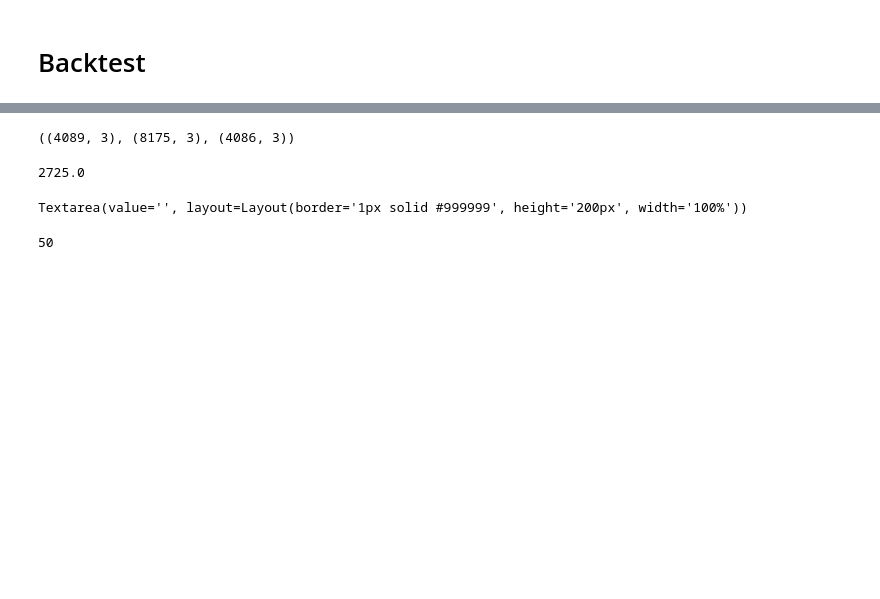
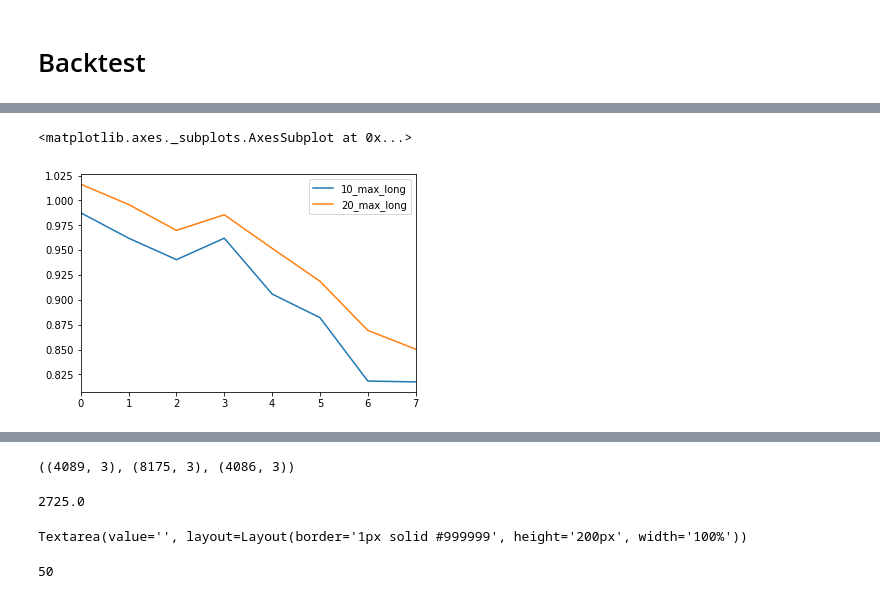
Before and after one commit to kathy-jzh/DeepLearningAllocationCNN, a Jupyter notebook: data_and_training.ipynb, the cells around one changed output, grey strips where cells are left out. Drawn from its saved outputs; the diff is of its cells as text; code cells hidden in the pictures; blank space fills up the shorter version.

Commit message:
backtest is almost done

```diff
--- a/data_and_training.ipynb
+++ b/data_and_training.ipynb
@@ -126,2 +107,8 @@ network.x
 # %% [markdown]
 # Backtest
+# %%
+model_checkpoints_path_file = model_checkpoints_path+'-4587.meta'
+
+backtester = Backtester(path_data=path_to_retrieve_samples,path_model_to_restore=model_checkpoints_path_file)
+# %%
+df_strats = backtester.run_backtest()
@@ -127,0 +465,5 @@ network.x
+# %%
+df_strats.reset_index().cumprod().plot()
+# %% [output]
+<matplotlib.axes._subplots.AxesSubplot at 0x...>
+[figure, added]
```
Also changed, not shown: parts of 33 cells of this notebook, 2 other files.
